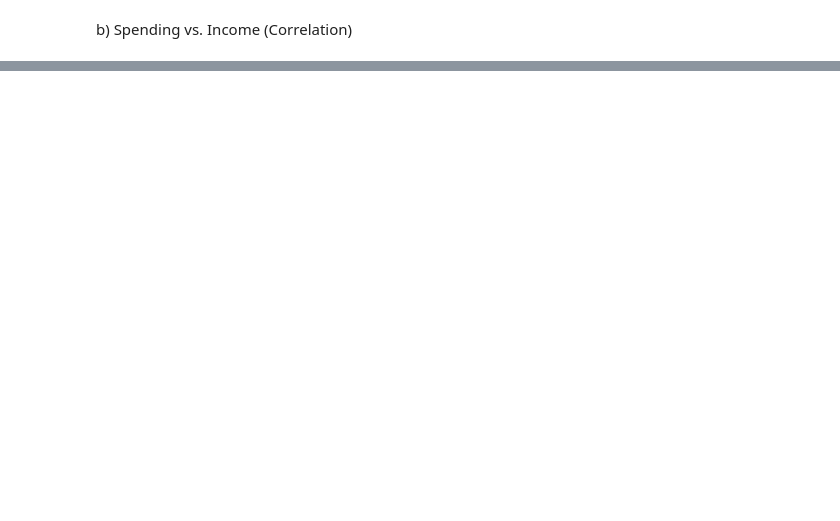
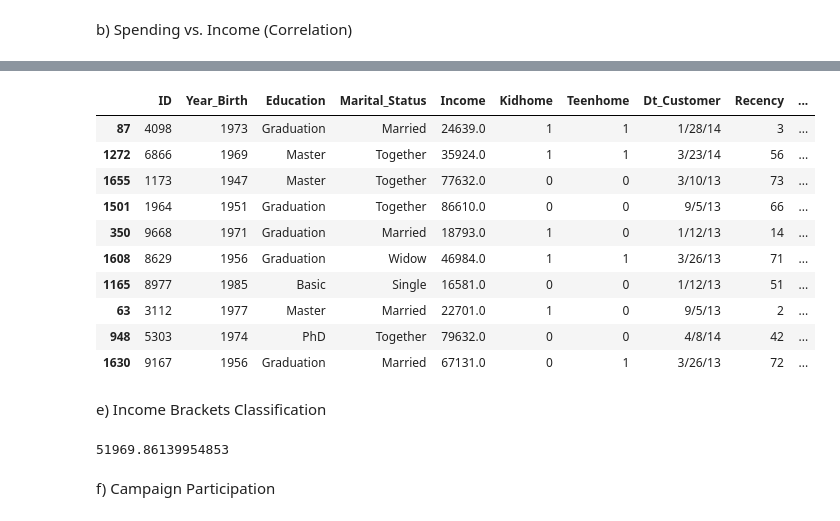
Before and after one commit to THEABHASHARMA/E-commerceMarketing-ShoppingEDA-HypothesisTesting, a Jupyter notebook: campaign_campaign.ipynb, the cells around one changed output, grey strips where cells are left out. Saved outputs shown, nothing was run; the diff lists cells and outputs as text; code cells hidden in the pictures; blank space fills up the shorter version.

```diff
--- a/campaign_campaign.ipynb
+++ b/campaign_campaign.ipynb
@@ -278,0 +171,24 @@ mannwhitney_u_stat, mannwhitney_p_value = stats.mannwhitneyu(couples_wine, alone
+# %%
+#expand the output display to see more columns of a Pandas DataFrame
+pd.set_option('display.max_columns', None)
+# %%
+df.sample(10)
+# %% [output]
+|  | ID | Year_Birth | Education | Marital_Status | Income | Kidhome | Teenhome | Dt_Customer | Recency | ... |
+| 87 | 4098 | 1973 | Graduation | Married | 24639.0 | 1 | 1 | 1/28/14 | 3 | ... |
+| 1272 | 6866 | 1969 | Master | Together | 35924.0 | 1 | 1 | 3/23/14 | 56 | ... |
+| 1655 | 1173 | 1947 | Master | Together | 77632.0 | 0 | 0 | 3/10/13 | 73 | ... |
+| 1501 | 1964 | 1951 | Graduation | Together | 86610.0 | 0 | 0 | 9/5/13 | 66 | ... |
+| 350 | 9668 | 1971 | Graduation | Married | 18793.0 | 1 | 0 | 1/12/13 | 14 | ... |
+| 1608 | 8629 | 1956 | Graduation | Widow | 46984.0 | 1 | 1 | 3/26/13 | 71 | ... |
+| 1165 | 8977 | 1985 | Basic | Single | 16581.0 | 0 | 0 | 1/12/13 | 51 | ... |
+| 63 | 3112 | 1977 | Master | Married | 22701.0 | 1 | 0 | 9/5/13 | 2 | ... |
+| 948 | 5303 | 1974 | PhD | Together | 79632.0 | 0 | 0 | 4/8/14 | 42 | ... |
+| 1630 | 9167 | 1956 | Graduation | Married | 67131.0 | 0 | 1 | 3/26/13 | 72 | ... |
+# %% [markdown]
+e) Income Brackets Classification
+# %%
+mean_income = df['Income'].mean()
+mean_income
+# %% [output]
+51969.86139954853
@@ -278,0 +198,2 @@ mannwhitney_u_stat, mannwhitney_p_value = stats.mannwhitneyu(couples_wine, alone
+# %% [markdown]
+f) Campaign Participation
```
Also changed, not shown: parts of 85 cells of this notebook.
